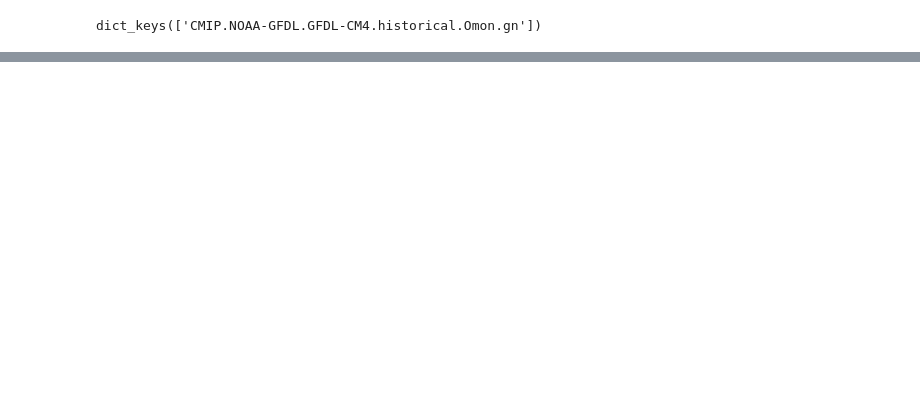
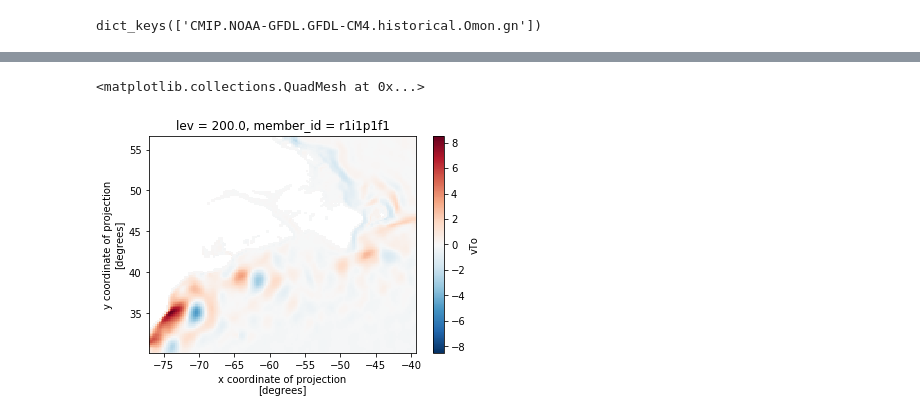
Before and after one commit to mclaret/cmip6hack-GS, a Jupyter notebook: notebooks/GFDLCM4_datalaod.ipynb, the cells around one changed output, grey strips where cells are left out. Saved outputs shown, nothing was run; the diff lists cells and outputs as text; code cells hidden in the pictures; blank space fills up the shorter version.

```diff
--- a/notebooks/GFDLCM4_datalaod.ipynb
+++ b/notebooks/GFDLCM4_datalaod.ipynb
@@ -152,0 +140,10 @@ Attributes:
+# %%
+data_subtime = ds.isel(time=slice(100,300),x=slice(890,1040),y=slice(630,780)).isel(lev=9).isel(member_id=-1)
+data_subtime['uuo'] = (data_subtime.uo * data_subtime.uo)
+data_subtime['vvo'] = (data_subtime.vo * data_subtime.vo)
+data_subtime['TTo'] = (data_subtime.thetao * data_subtime.thetao)
+data_subtime['uTo'] = (data_subtime.uo * data_subtime.thetao)
+data_subtime['vTo'] = (data_subtime.vo * data_subtime.thetao)
+data_subtime['uvo'] = (data_subtime.uo * data_subtime.vo)
+data_subtime['soso'] = (data_subtime.so * data_subtime.so)
+data_subtime['vso'] = (data_subtime.vo * data_subtime.so)
@@ -152,0 +161,9 @@ Attributes:
+# %%
+mean_data_sub = data_subtime.mean(dim='time')
+anam_data_sub = data_subtime - mean_data_sub
+anam100_data_sub = anam_data_sub.isel(time=100)
+# %%
+mean_data_sub.vTo.plot()
+# %% [output]
+<matplotlib.collections.QuadMesh at 0x...>
+[figure, added]
```
Also changed, not shown: parts of 30 cells of this notebook.
